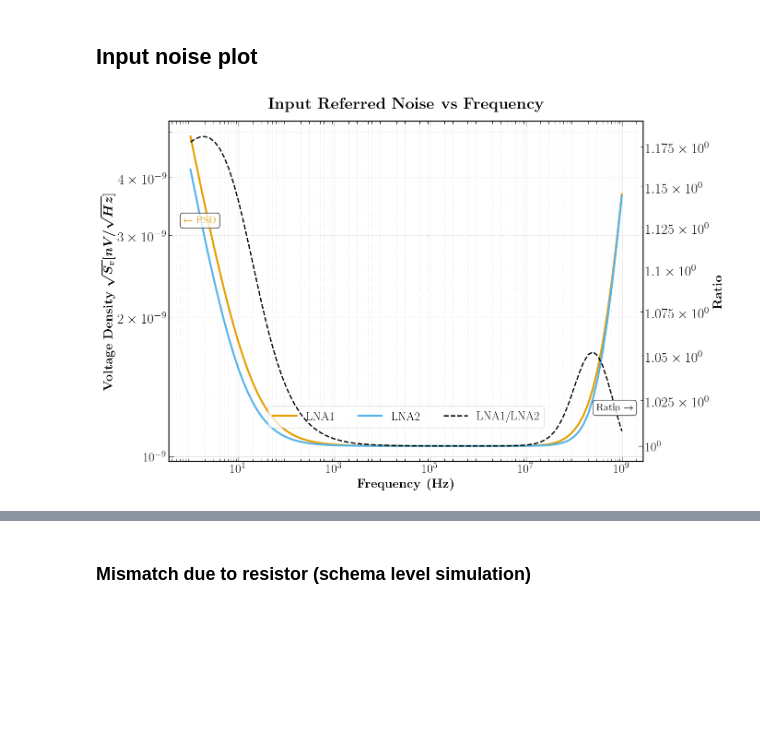
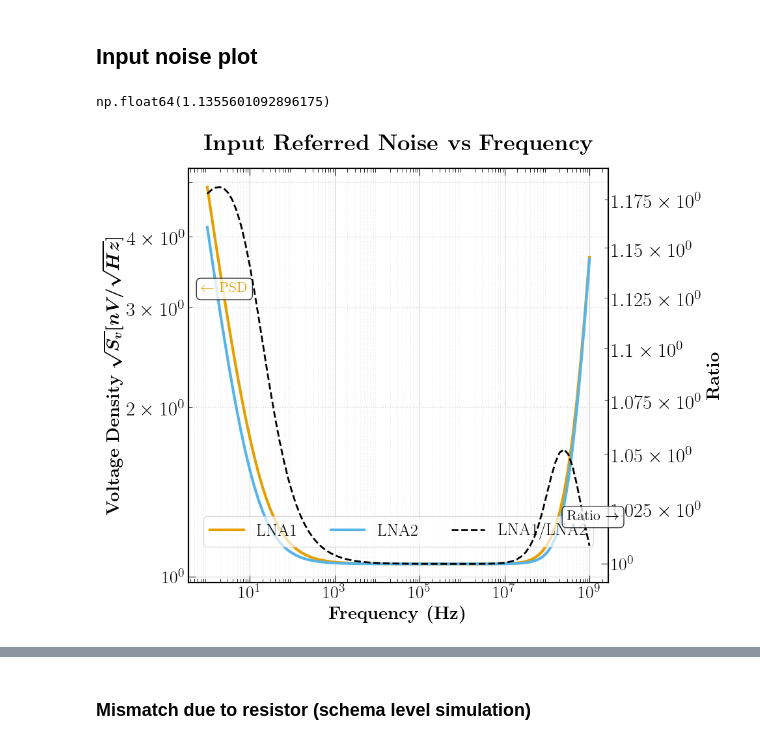
Before and after one commit to BaoTON1701/R-T_BiCMOS_run, a Jupyter notebook: code/Plot_results.ipynb, the cells around one changed output, grey strips where cells are left out. Saved outputs shown, nothing was run; the diff lists cells and outputs as text; code cells hidden in the pictures; blank space fills up the shorter version.

```diff
--- a/code/Plot_results.ipynb
+++ b/code/Plot_results.ipynb
@@ -68,10 +68,15 @@ gain_test = pd.read_csv(f"{dir}/CMRR_test.csv")
 
 col = ['f', 'LNA1', 'LNA2']
 input_noise.columns = col
+# %%
+input_noise['LNA1'][0]/(3.66e-9)
+input_noise['LNA2'][0]/(3.66e-9)
+# %% [output]
+np.float64(1.1355601092896175)
 # %%
 
 # --- 2. Plot Setup ---
-fig, ax_left = plt.subplots(figsize=(14, 9))
+fig, ax_left = plt.subplots(figsize=(10, 8))
 
 # Create the Twin Axis sharing the X axis
 ax_right = ax_left.twinx()
@@ -80,9 +85,9 @@ ax_right = ax_left.twinx()
 
 # Plot Left Axis Data (Voltage Density)
 # Note: We capture the plot objects (l1, l2) to use in the legend later
-l1 = ax_left.loglog(input_noise['f'], input_noise['LNA1'],
+l1 = ax_left.loglog(input_noise['f'], input_noise['LNA1']*1e9,
                     label='LNA1', color=colors[1], lw=3)
-l2 = ax_left.loglog(input_noise['f'], input_noise['LNA2'],
+l2 = ax_left.loglog(input_noise['f'], input_noise['LNA2']*1e9,
                     label='LNA2', color=colors[2], lw=3)
 
 # Plot Right Axis Data (Ratio)
@@ -117,31 +122,31 @@ ax_left.legend(lines, labels, loc='upper center', bbox_to_anchor=(0.5, 0.18),
                fancybox=True, shadow=False, ncol=3, fontsize=18.5,
                framealpha=0.7)
 
 # --- 6. Annotations (Explicit visual cues) ---
 
 # Annotation for Left Axis
 ax_left.annotate(r'$\leftarrow$  PSD    ', xy=(0.03, 0.7), xycoords='axes fraction',
                  fontsize=16, fontweight='bold', color=colors[1],
                  bbox=dict(boxstyle="round,pad=0.3", fc="white", ec='black', alpha=0.8))
 
 # Annotation for Right Axis
 ax_right.annotate(r'Ratio $\rightarrow$', xy=(0.9, 0.15), xycoords='axes fraction',
                   fontsize=16, fontweight='bold', color=ratio_color,
                   bbox=dict(boxstyle="round,pad=0.3", fc="white", ec=ratio_color, alpha=0.8))
 
 # 1. Define the Locator
 # This tells matplotlib to place ticks at 2, 3, 4...9 for every decade
 minor_locator = LogLocator(base=10.0, subs=(0.2, 0.3, 0.4, 0.5, 0.6, 0.7, 0.8, 0.9), numticks=12)
 
 # 2. Apply it to the X-Axis
 ax_left.xaxis.set_minor_locator(minor_locator)
 
 # 3. Draw the Grids
 ax_left.grid(True, which='major', linestyle='-', linewidth=0.8, color='lightgray')
 ax_left.grid(True, which='minor', axis='x', linestyle=':', linewidth=0.5, color='lightgray', alpha=0.7)
 
 plt.tight_layout()
 plt.savefig(f"{plot_dir}/Input_Referred_Noise.png", dpi=300)
 plt.show()
 # %% [output]
-[figure, old version]
+[figure, new version]
```
Also changed, not shown: parts of 7 cells of this notebook, 17 other files.
